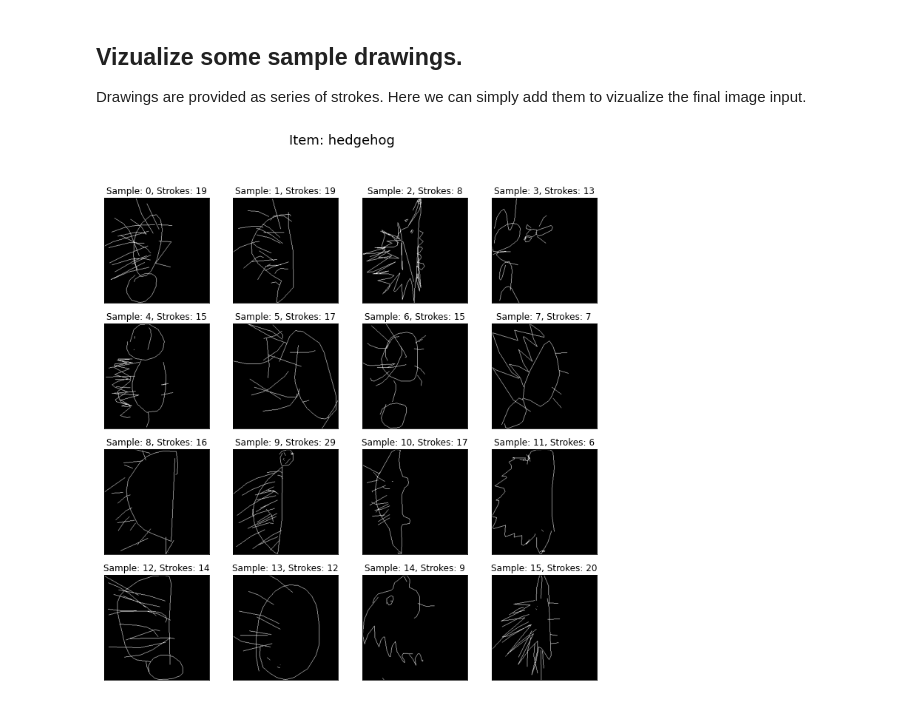
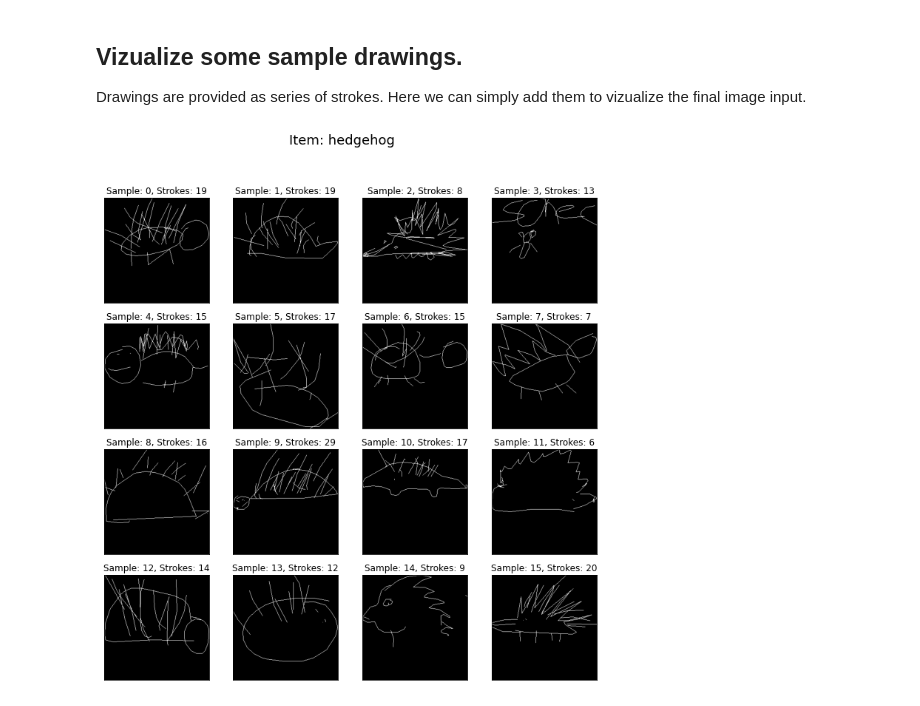
Before and after one commit to apdachowicz/test-projects, a Jupyter notebook: sklearn/image_processing/quickdraw_analysis.ipynb, the cells around one changed output. Drawn from its saved outputs; the diff is of its cells as text; code cells hidden in the pictures.

```diff
--- a/sklearn/image_processing/quickdraw_analysis.ipynb
+++ b/sklearn/image_processing/quickdraw_analysis.ipynb
@@ -107,31 +107,31 @@ image input.
 # %%
 plt.figure(figsize=(12,12))
 
 for plot_index, sample_id in enumerate(range(16)):
 
     sample = data[sample_id]
 
     drawing_sample = sample['drawing']
 
     drawing_image = np.zeros([256, 256])
     for stroke_num, stroke in enumerate(drawing_sample):
         x = stroke[0]
         y = stroke[1]
         assert len(x) == len(y)
         for pixel in range(len(x)-1):
             # drawing_image[y[pixel], x[pixel]] = 1
-            rr, cc = draw.line(x[pixel], y[pixel],
-                               x[pixel+1], y[pixel+1])
+            rr, cc = draw.line(y[pixel], x[pixel],
+                               y[pixel+1], x[pixel+1])
             drawing_image[rr, cc] = 1
 
     plt.subplot(4,4,plot_index+1)
     plt.imshow(drawing_image,
                 cmap='gray')
     plt.xticks([])
     plt.yticks([])
     plt.title('Sample: {}, Strokes: {}'.format(sample_id, len(drawing_sample)))
 plt.suptitle('Item: {}'.format(sample['word']),
              fontsize=18)
 plt.show();
 # %% [output]
-[figure, old version]
+[figure, new version]
```
Also changed, not shown: parts of 1 cell of this notebook, 2 other files.
